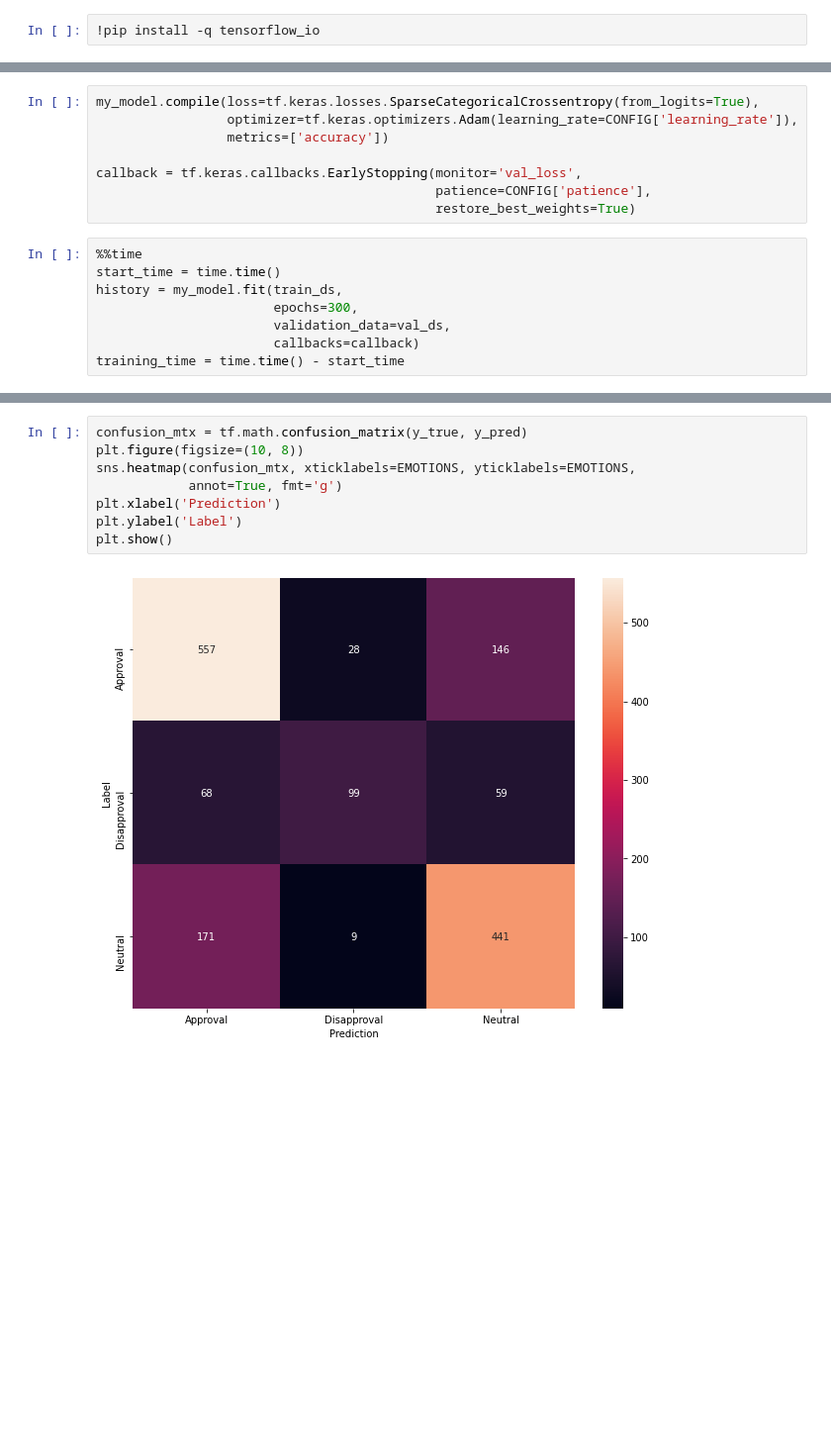
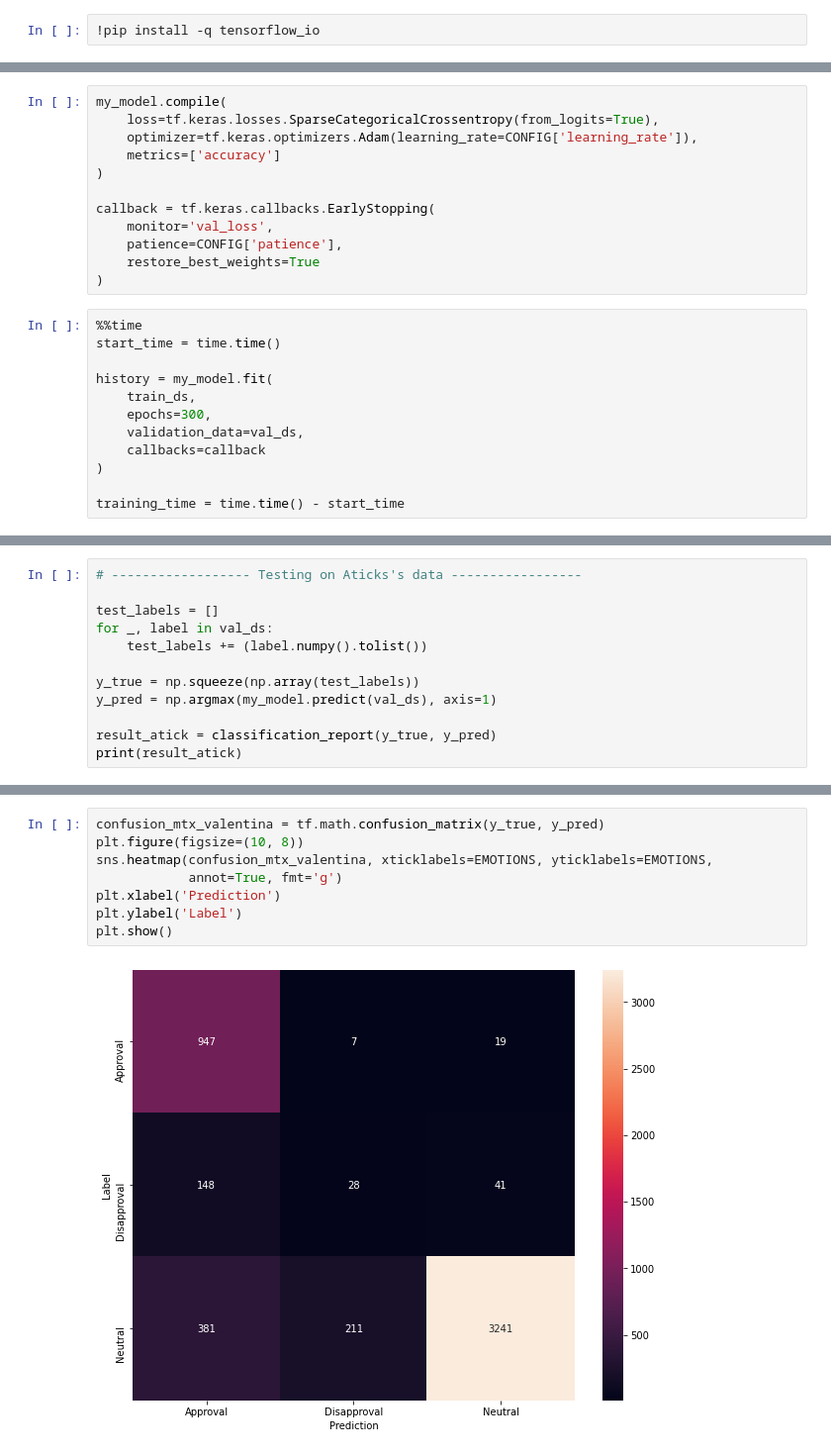
Before and after one commit to atick-faisal/Crowd-Emotion, a Jupyter notebook: src_v4/CE_TE_YAMNET_v4.ipynb, the cells around one changed output, grey strips where cells are left out. Shown: that part at 99% size. Cells and saved outputs as stored; diff of their text form; blank space fills up the shorter version.

Commit message:
all tests done

```diff
--- a/src_v4/CE_TE_YAMNET_v4.ipynb
+++ b/src_v4/CE_TE_YAMNET_v4.ipynb
@@ -203,20 +200,28 @@ Trainable params: 526,339
 Non-trainable params: 0
 _________________________________________________________________
 # %%
-my_model.compile(loss=tf.keras.losses.SparseCategoricalCrossentropy(from_logits=True),
-                 optimizer=tf.keras.optimizers.Adam(learning_rate=CONFIG['learning_rate']),
-                 metrics=['accuracy'])
+my_model.compile(
+    loss=tf.keras.losses.SparseCategoricalCrossentropy(from_logits=True),
+    optimizer=tf.keras.optimizers.Adam(learning_rate=CONFIG['learning_rate']),
+    metrics=['accuracy']
+)
 
-callback = tf.keras.callbacks.EarlyStopping(monitor='val_loss',
-                                            patience=CONFIG['patience'],
-                                            restore_best_weights=True)
+callback = tf.keras.callbacks.EarlyStopping(
+    monitor='val_loss',
+    patience=CONFIG['patience'],
+    restore_best_weights=True
+)
 # %%
 %%time
 start_time = time.time()
-history = my_model.fit(train_ds,
-                       epochs=300,
-                       validation_data=val_ds,
-                       callbacks=callback)
+
+history = my_model.fit(
+    train_ds,
+    epochs=300,
+    validation_data=val_ds,
+    callbacks=callback
+)
+
 training_time = time.time() - start_time
 # %% [output]
 Epoch 1/300
@@ -262,0 +272,12 @@ plt.show()
+# %%
+# ------------------ Testing on Aticks's data -----------------
+
+test_labels = []
+for _, label in val_ds:
+    test_labels += (label.numpy().tolist())
+
+y_true = np.squeeze(np.array(test_labels))
+y_pred = np.argmax(my_model.predict(val_ds), axis=1)
+
+result_atick = classification_report(y_true, y_pred)
+print(result_atick)
@@ -283,13 +326,13 @@ weighted avg       0.70      0.70      0.69      1578
 # %%
-confusion_mtx = tf.math.confusion_matrix(y_true, y_pred)
+confusion_mtx_valentina = tf.math.confusion_matrix(y_true, y_pred)
 plt.figure(figsize=(10, 8))
-sns.heatmap(confusion_mtx, xticklabels=EMOTIONS, yticklabels=EMOTIONS,
+sns.heatmap(confusion_mtx_valentina, xticklabels=EMOTIONS, yticklabels=EMOTIONS,
             annot=True, fmt='g')
 plt.xlabel('Prediction')
 plt.ylabel('Label')
 plt.show()
 # %% [output]
-[figure, old version]
+[figure, new version]
 # %%
 summary = []
 my_model.summary(print_fn=lambda x: summary.append(x))
```
Also changed, not shown: parts of 31 cells of this notebook.
